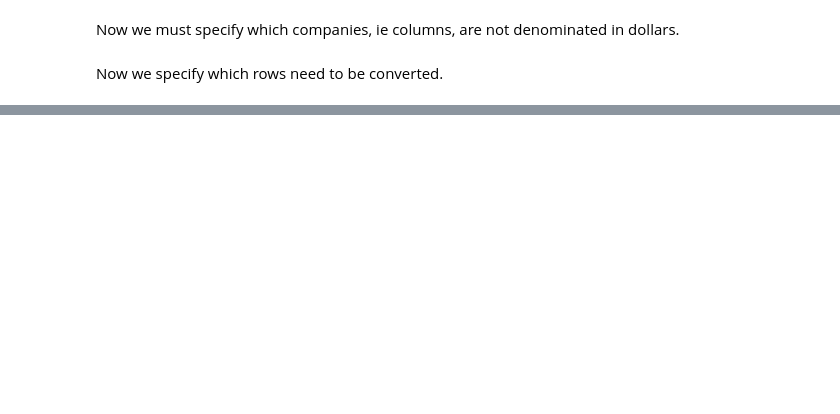
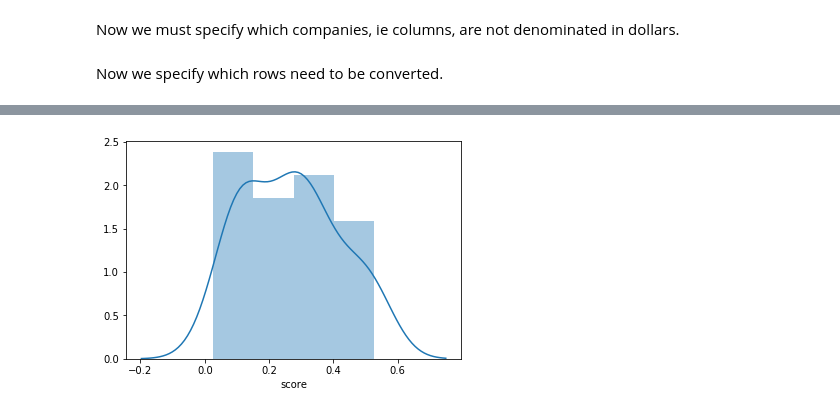
Before and after one commit to KaneKnight/stock-screener, a Jupyter notebook: Screener.ipynb, the cells around one changed output, grey strips where cells are left out. Cells and saved outputs as stored; diff of their text form; code cells hidden in the pictures; blank space fills up the shorter version.

```diff
--- a/Screener.ipynb
+++ b/Screener.ipynb
@@ -459,0 +614,5 @@ currency                          NaN
+# %%
+sns.distplot(tickerData["score"])
+plt.show()
+# %% [output]
+[figure, added]
```
Also changed, not shown: parts of 27 cells of this notebook, 1 other file.
